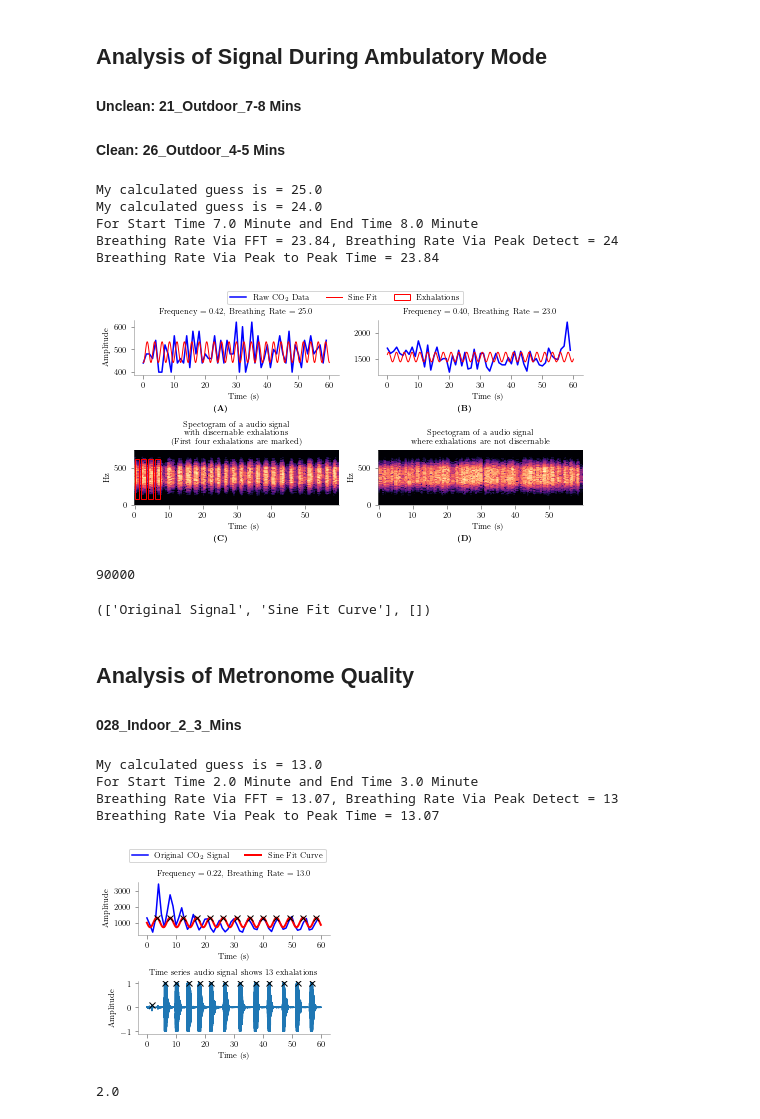
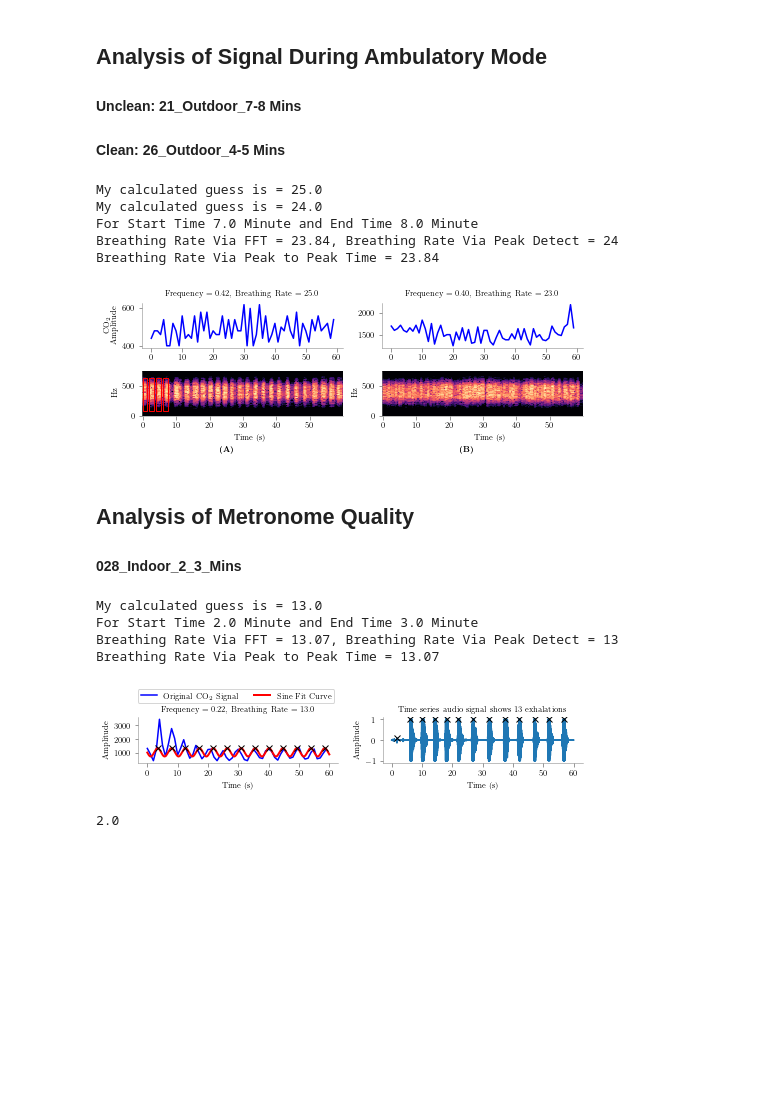
Before and after one commit to rishi-a/SpiroMask, a Jupyter notebook: CO2_Sensing/quick_fit_test.ipynb, the cells around one changed output. Drawn from its saved outputs; the diff is of its cells as text; code cells hidden in the pictures; blank space fills up the shorter version.

```diff
--- a/CO2_Sensing/quick_fit_test.ipynb
+++ b/CO2_Sensing/quick_fit_test.ipynb
@@ -159,7 +215,7 @@ Breathing Rate Via Peak to Peak Time = 16.03
 #### Unclean: 21_Outdoor_7-8 Mins
 #### Clean: 26_Outdoor_4-5 Mins
 # %%
-lt.latexify(columns=2, fig_height=3.5)
+lt.latexify(columns=2, fig_height=2.5)
 
 #load the first CO2 sample
 df = pd.read_csv("Data Collection/026_outdoor.csv",names=['Time','Data'])
@@ -198,10 +254,10 @@ normalised_co2 = (2*(unnormalised_co2-np.min(unnormalised_co2))/(np.max(unnormal
 #start plotting
 fig, ax  = plt.subplots(2,2)
 ax[0,0].plot(tt, signal, "b-", label="Original CO$_2$ Signal")
-ax[0,0].plot(tt2, res["FitFunc"](tt2), "r-", label="Sine Fit Curve", linewidth=1)
+#ax[0,0].plot(tt2, res["FitFunc"](tt2), "r-", label="Suggetsed Sine Fit", linewidth=1)
 #ax[0].plot([tt2[peak] for peak in peaks], [res["FitFunc"](tt2)[i] for i in peaks], "x", color='black')
-ax[0,0].set_xlabel(r"Time (s)\\\textbf{(A)}")
-ax[0,0].set_ylabel("Amplitude")
+#ax[0,0].set_xlabel(r"Time (s)\\\textbf{(A)}")
+ax[0,0].set_ylabel("CO$_2$\n Amplitude")
 ax[0,0].set_title("Frequency = {:.2f}, Breathing Rate = {}".format(res['Freq'],np.floor(res['Freq']*60)))
 #ax[0,0].legend(loc='best', bbox_to_anchor=(0.4, 1.6, 0.5, 0.5),ncol=2)
 #ax[0,0].set_ylim(400,2200)
@@ -211,8 +267,8 @@ lt.format_axes(ax[0,0])
 tidal_f = butter_bandpass_filter(tidal,300,500,1500,5)
 D = librosa.stft(tidal_f)  # STFT of y ######################
 S_db = librosa.amplitude_to_db(np.abs(D), ref=np.max)
-img = librosa.display.specshow(S_db,y_axis='linear',sr=fs,x_axis='s', ax=ax[1,0])
-ax[1,0].set_title("Spectogram of a audio signal\n with discernable exhalations\n (First four exhalations are marked)")
+img = librosa.display.specshow(S_db,y_axis='linear',sr=sr,x_axis='s', ax=ax[1,0])
+#ax[1,0].set_title("Spectogram of a audio signal\n with discernable exhalations\n (First four exhalations are marked)")
 
 #(x,y) width,height
 rect1 = patches.Rectangle((0, 80), 1.4, 550, linewidth=1, edgecolor='r', facecolor='none')
@@ -229,7 +285,7 @@ ax[1,0].add_patch(rect4)
 #ax[1].plot(tt2-1,normalised_fit)
 #ax[1].plot(tt,normalised_co2)
 #ax[1,0].set_ylabel("Audio\nAmplitude")
-ax[1,0].set_xlabel(r"Time (s)\\\textbf{(C)}")
+ax[1,0].set_xlabel(r"Time (s)\\\textbf{(A)}")
 lt.format_axes(ax[1,0])
 
 
@@ -268,60 +324,52 @@ normalised_co2 = (2*(unnormalised_co2-np.min(unnormalised_co2))/(np.max(unnormal
 
 
 ax[0,1].plot(tt, signal, "b-",label='_nolegend_')
-ax[0,1].plot(tt2, res["FitFunc"](tt2), "r-", linewidth=1,label='_nolegend_')
+#ax[0,1].plot(tt2, res["FitFunc"](tt2), "r-", linewidth=1,label='_nolegend_')
 #ax[0].plot([tt2[peak] for peak in peaks], [res["FitFunc"](tt2)[i] for i in peaks], "x", color='black')
-ax[0,1].set_xlabel(r"Time (s)\\\textbf{(B)}")
+#ax[0,1].set_xlabel(r"Time (s)\\\textbf{(B)}")
 ax[0,1].set_title("Frequency = {:.2f}, Breathing Rate = {}".format(res['Freq'],np.floor(res['Freq']*60)))
 #ax[0,1].set_ylabel("Amplitude")
 #ax[0,1].legend(loc='best', bbox_to_anchor=(0.5, 1.2, 0.5, 0.5),ncol=2)
 #ax[0,1].set_ylim(400,2200)
 lt.format_axes(ax[0,1])
 
 #calculate fft and spectogram
 tidal_f = butter_bandpass_filter(tidal,300,500,1500,5)
 D = librosa.stft(tidal_f)  # STFT of y ######################
 S_db = librosa.amplitude_to_db(np.abs(D), ref=np.max)
 img = librosa.display.specshow(S_db,y_axis='linear',sr=1500,x_axis='s', ax=ax[1,1])
-ax[1,1].set_title("Spectogram of a audio signal\n where exhalations are not discernable")
+#ax[1,1].set_title("Spectogram of a audio signal\n where exhalations are not discernable")
 
 #ax[1,1].plot(tidal_t, tidal)
 #ax[1].plot(tt2-1,normalised_fit)
 #ax[1].plot(tt,normalised_co2)
 #ax[1,1].set_ylabel("Audio\nAmplitude")
-ax[1,1].set_xlabel(r"Time (s)\\\textbf{(D)}")
+ax[1,1].set_xlabel(r"Time (s)\\\textbf{(B)}")
 lt.format_axes(ax[1,1])
-fig.legend(['Raw CO$_2$ Data','Sine Fit','Exhalations'],ncol=3,bbox_to_anchor=(0.5, 0.5, 0.25, 0.55))
+#fig.legend(['Raw CO$_2$ Data','Suggested Sine Fit','Exhalations'],ncol=3,bbox_to_anchor=(0.5, 0.55, 0.25, 0.55))
 
 fig.tight_layout()
 
 
 plt.savefig('plots/ambulatory.pdf', bbox_inches='tight')
 #calculate vitals
 print("For Start Time {} Minute and End Time {} Minute".format(startTime/60,endTime/60))
 print("Breathing Rate Via FFT = {:.2f}, Breathing Rate Via Peak Detect = {}".format(res['Freq']*60,len(peaks)))
 rr_peak_to_peak = np.max(tt2)/(np.mean(np.diff([tt2[peak] for peak in peaks])))
 print("Breathing Rate Via Peak to Peak Time = {:.2f}\n".format(rr_peak_to_peak))
 # %% [output]
 My calculated guess is = 25.0
 My calculated guess is = 24.0
 For Start Time 7.0 Minute and End Time 8.0 Minute
 Breathing Rate Via FFT = 23.84, Breathing Rate Via Peak Detect = 24
 Breathing Rate Via Peak to Peak Time = 23.84
-[figure, old version]
+[figure, new version]
-# %%
-len(tidal_f)
-# %% [output]
-90000
-# %%
-labels
-# %% [output]
-(['Original Signal', 'Sine Fit Curve'], [])
 # %% [markdown]
 ## Analysis of Metronome Quality
 #### 028_Indoor_2_3_Mins
 # %%
 #load the CO2 sample
-lt.latexify(fig_height=3.5)
+lt.latexify(columns=2,fig_height=2.5)
 df = pd.read_csv("Data Collection/028_indoor.csv",names=['Time','Data'])
 df.index = pd.to_datetime(df['Time'])
 df = df.drop(['Time'],axis=1)
@@ -396,7 +444,7 @@ S_db = librosa.amplitude_to_db(np.abs(D), ref=np.max)
 
 
 #start plotting
-fig, ax  = plt.subplots(2,1)
+fig, ax  = plt.subplots(1,2)
 ax[0].plot(tt, signal, "b-", label="Original CO$_2$ Signal")
 ax[0].plot(tt2, res["FitFunc"](tt2), "r-", label="Sine Fit Curve", linewidth=2)
 ax[0].plot([tt2[peak] for peak in peaks_co2], [res["FitFunc"](tt2)[i] for i in peaks_co2], "x", color='black')
@@ -427,7 +475,7 @@ My calculated guess is = 13.0
 For Start Time 2.0 Minute and End Time 3.0 Minute
 Breathing Rate Via FFT = 13.07, Breathing Rate Via Peak Detect = 13
 Breathing Rate Via Peak to Peak Time = 13.07
-[figure, old version]
+[figure, new version]
 # %%
 np.floor(2.3)
 # %% [output]
```
Also changed, not shown: parts of 7 cells of this notebook, 15 other files.
